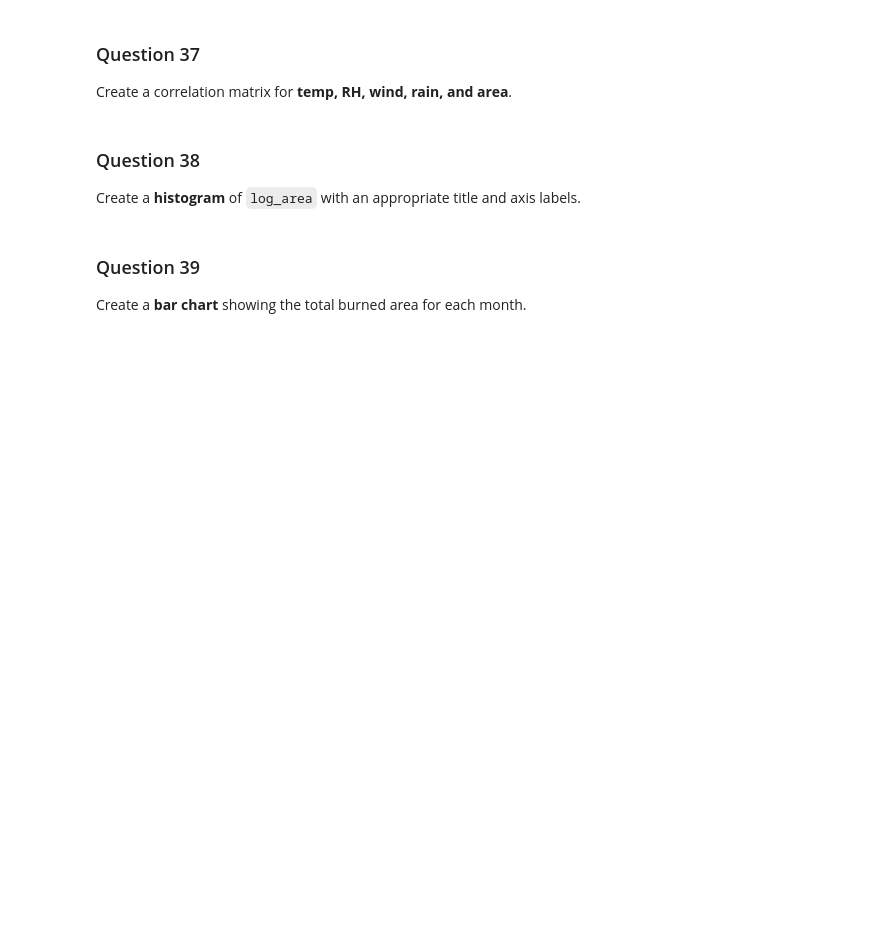
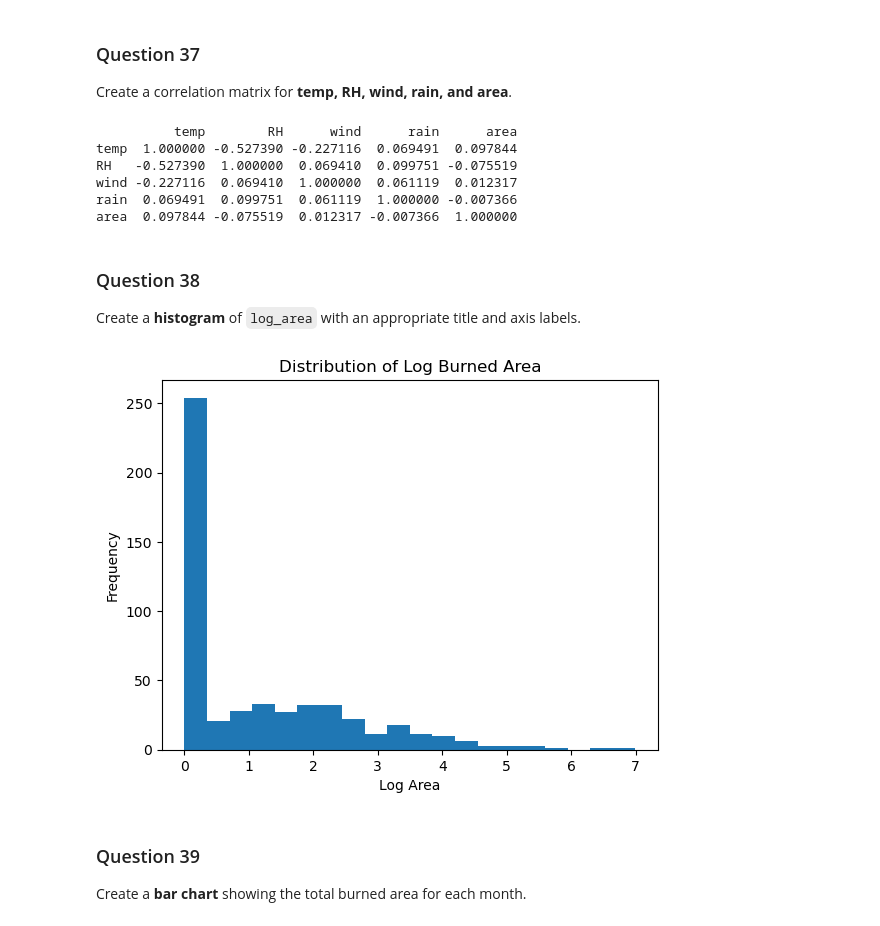
Before and after one commit to sumitshinde4585/Liha-tech-Assignments, a Jupyter notebook: Data-Science-Assignments-main/Assignment 6/Forest_Fires_Beginner_to_Intermediate_Pandas_Practice.ipynb, the cells around one changed output. Drawn from its saved outputs; the diff is of its cells as text; code cells hidden in the pictures; blank space fills up the shorter version.

```diff
--- a/Data-Science-Assignments-main/Assignment 6/Forest_Fires_Beginner_to_Intermediate_Pandas_Practice.ipynb
+++ b/Data-Science-Assignments-main/Assignment 6/Forest_Fires_Beginner_to_Intermediate_Pandas_Practice.ipynb
@@ -57,6 +57,9 @@ By completing this assignment, you will practice a complete beginner-to-intermed
 # %% [markdown]
 ### Question 1
 Import the Pandas library using the alias `pd` and read **ForestFires.csv** into a DataFrame named `df`.
+# %%
+import pandas as pd
+df=pd.read_csv('ForestFires.csv')
 # %% [markdown]
 ### Question 2
 Display the first **5 rows** of the dataset.
@@ -168,3 +574,7 @@ Determine which month has the **largest total burned area**.
 # %% [markdown]
 ### Question 34
 Create a new column named **fire_occurred** using `apply()` with a `lambda` function. Store `Yes` when `area` is greater than zero; otherwise store `No`.
+# %%
+df['fire_occurred'] =df['area'].apply(lambda x : 'Yes' if x >0 else 'No')
+df.head()
+df.tail()
@@ -171,3 +588,6 @@ Create a new column named **fire_occurred** using `apply()` with a `lambda` func
 # %% [markdown]
 ### Question 35
 Create a column named **temperature_level**. Store `Hot` when `temp` is greater than or equal to 25; otherwise store `Moderate`.
+# %%
+df['temperature_level']  =df['temp'].apply(lambda x : 'Hot' if x >=25 else 'Moderate')
+df.head()
@@ -174,3 +601,8 @@ Create a column named **temperature_level**. Store `Hot` when `temp` is greater
 # %% [markdown]
 ### Question 36
 Import NumPy using the alias `np` and create a column named **log_area** using `np.log1p()` on the `area` column.
+# %%
+import numpy as np
+
+df['log_area'] = np.log1p(df['area'])
+df.head()
@@ -179,9 +618,30 @@ Import NumPy using the alias `np` and create a column named **log_area** using `
 # %% [markdown]
 ### Question 37
 Create a correlation matrix for **temp, RH, wind, rain, and area**.
+# %%
+cols = ['temp', 'RH', 'wind', 'rain', 'area']
+corr_matrix =df[cols].corr()
+print(corr_matrix)
+# %% [output]
+          temp        RH      wind      rain      area
+temp  1.000000 -0.527390 -0.227116  0.069491  0.097844
+RH   -0.527390  1.000000  0.069410  0.099751 -0.075519
+wind -0.227116  0.069410  1.000000  0.061119  0.012317
+rain  0.069491  0.099751  0.061119  1.000000 -0.007366
+area  0.097844 -0.075519  0.012317 -0.007366  1.000000
 # %% [markdown]
 ### Question 38
 Create a **histogram** of `log_area` with an appropriate title and axis labels.
+# %%
+import matplotlib.pyplot as plt
+
+plt.hist(df['log_area'], bins=20)
+plt.title('Distribution of Log Burned Area')
+plt.xlabel('Log Area')
+plt.ylabel('Frequency')
+plt.show()
+# %% [output]
+[figure, added]
 # %% [markdown]
 ### Question 39
 Create a **bar chart** showing the total burned area for each month.
```
Also changed, not shown: parts of 38 cells of this notebook, 1 other file.
